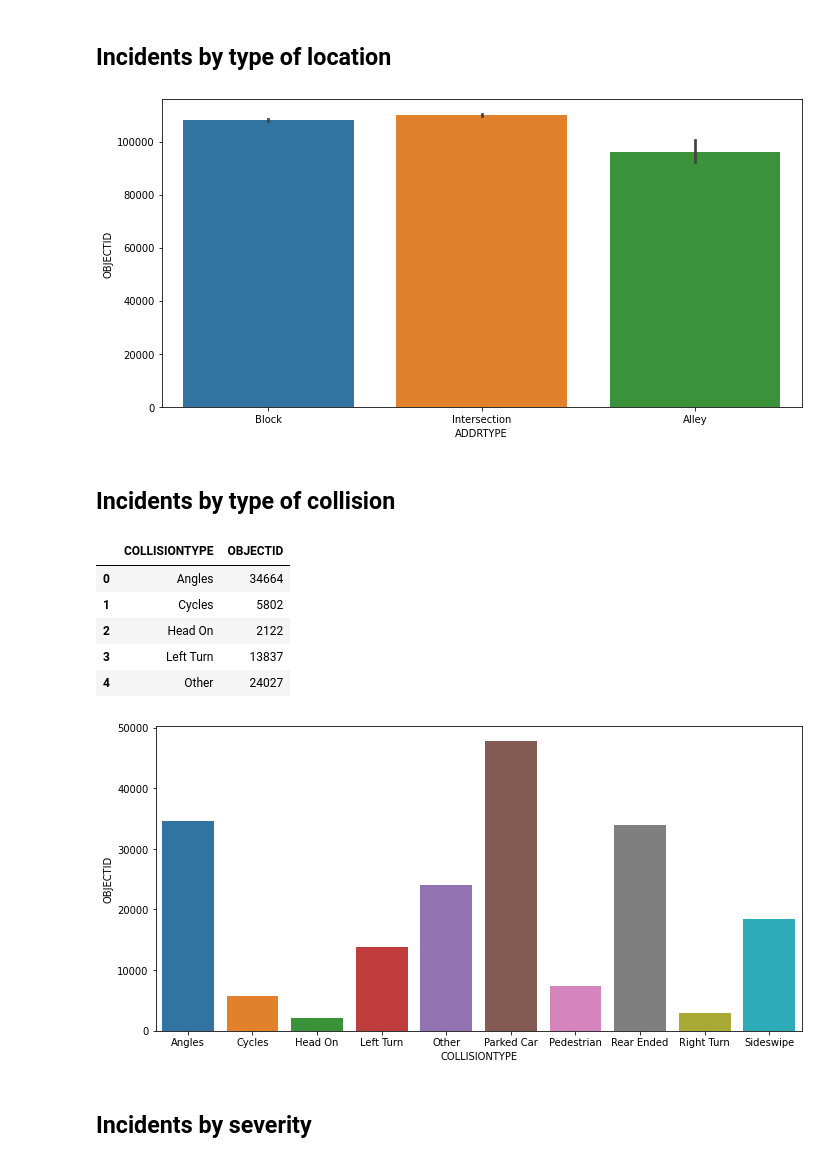
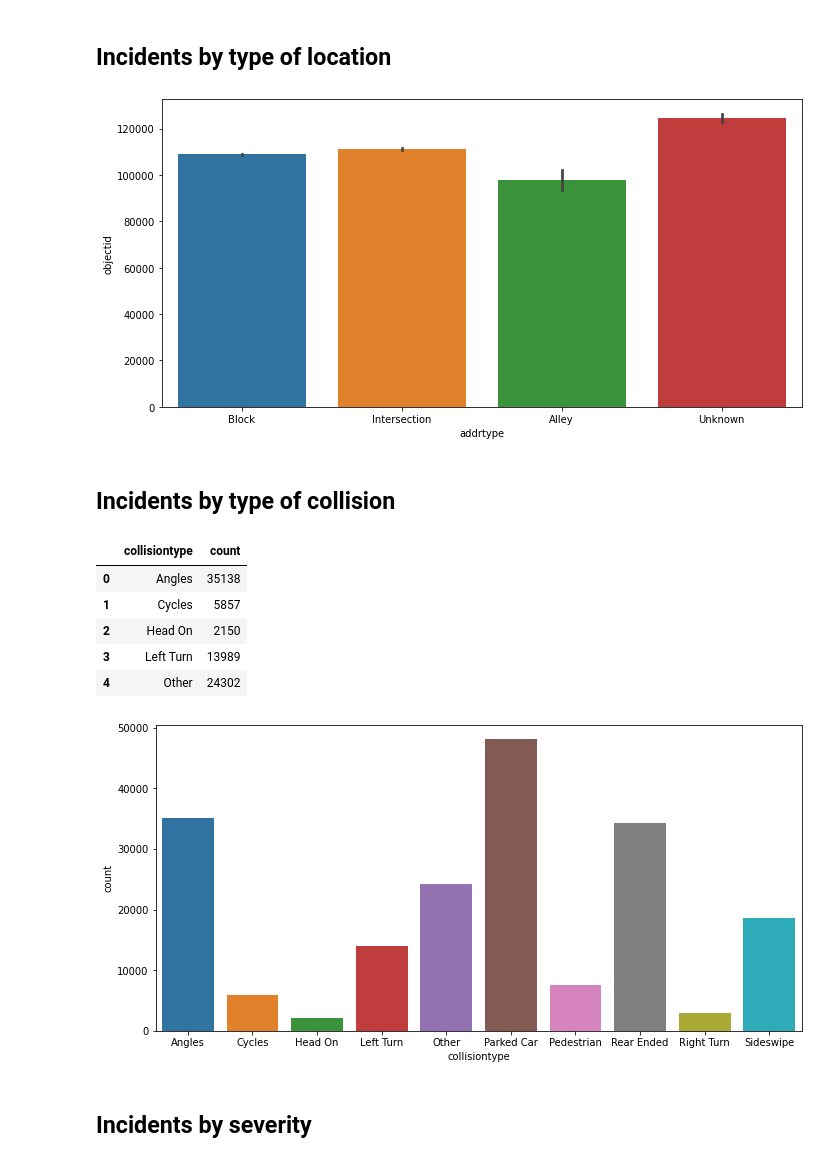
Before and after one commit to niwako/garbanzo, a Jupyter notebook: Workshop on EDA.ipynb, the cells around one changed output. Drawn from its saved outputs; the diff is of its cells as text; code cells hidden in the pictures.

Commit message:
Normalizing and combining categories.

```diff
--- a/Workshop on EDA.ipynb
+++ b/Workshop on EDA.ipynb
@@ -617,5 +642,3 @@ plt.boxplot(df.FATALITIES)
 # %% [markdown]
 ## d. General trend in the overall number of accidents (line graph)
-# %%
-df['year'] = pd.DatetimeIndex(df.INCDTTM).year
 # %%
@@ -703,5 +723,5 @@ sns.lineplot(x="year", y="INCKEY", hue="LOCATION", data=total_location_year_data
 # Which locations have the highest numbers of fatal and serious injuries?
 # %%
 # Re-labeling serverity
-df['SEVERITYCODE'] = df['SEVERITYCODE'].map({'0': 'Unknown', '1': 'Prop_damage', '2': 'Injury', '2b': 'Serious_injury', '3': 'Fatality'})
+df['severitycode'] = df['severitycode'].map({'0': 'Unknown', '1': 'Prop_damage', '2': 'Injury', '2b': 'Serious_injury', '3': 'Fatality'})
 # %%
@@ -845,0 +883,6 @@ for characteristics in site_characteristics:
+# %%
+df['lightcond'] = df['lightcond'].replace({
+   'Dark - No Street Lights': 'Dark',
+   'Dark - Street Lights Off': 'Dark',
+   'Dark - Street Lights On': 'Dark',
+   'Dark - Unknown Lighting': 'Dark'})
@@ -845,0 +902,8 @@ for characteristics in site_characteristics:
+# %%
+categories = ['addrtype', 'lightcond']
+df[categories] = df[categories].replace({np.NaN: 'Unknown'})
+onehot = OneHotEncoder(sparse = False)
+onehot.fit(df[categories])
+col_names = onehot.get_feature_names(categories)
+df[col_names] = pd.DataFrame(onehot.transform(df[categories]))
+df
@@ -876,31 +956,31 @@ plt.show()
 # %%
 fig = plt.figure(figsize=(10, 5))
 
-chart = sns.barplot(data= df, x= 'ADDRTYPE', y= 'OBJECTID')
+chart = sns.barplot(data= df, x= 'addrtype', y= 'objectid')
 
 plt.tight_layout()
 # %% [output]
-[figure, old version]
+[figure, new version]
 # %% [markdown]
 ## Incidents by type of collision
 # %%
-colldf = df.groupby('COLLISIONTYPE').size().to_frame('OBJECTID').reset_index()
+colldf = df.groupby('collisiontype').size().to_frame('count').reset_index()
 colldf.head()
 # %% [output]
-|  | COLLISIONTYPE | OBJECTID |
-| 0 | Angles | 34664 |
-| 1 | Cycles | 5802 |
-| 2 | Head On | 2122 |
-| 3 | Left Turn | 13837 |
-| 4 | Other | 24027 |
+|  | collisiontype | count |
+| 0 | Angles | 35138 |
+| 1 | Cycles | 5857 |
+| 2 | Head On | 2150 |
+| 3 | Left Turn | 13989 |
+| 4 | Other | 24302 |
 # %%
 fig = plt.figure(figsize=(10, 5))
 
-chart = sns.barplot(data= colldf, x= 'COLLISIONTYPE', y= 'OBJECTID')
+chart = sns.barplot(data=colldf, x='collisiontype', y='count')
 
 plt.tight_layout()
 # %% [output]
-[figure, old version]
+[figure, new version]
 # %% [markdown]
 ## Incidents by severity
 # %%
```
Also changed, not shown: parts of 98 cells of this notebook.
